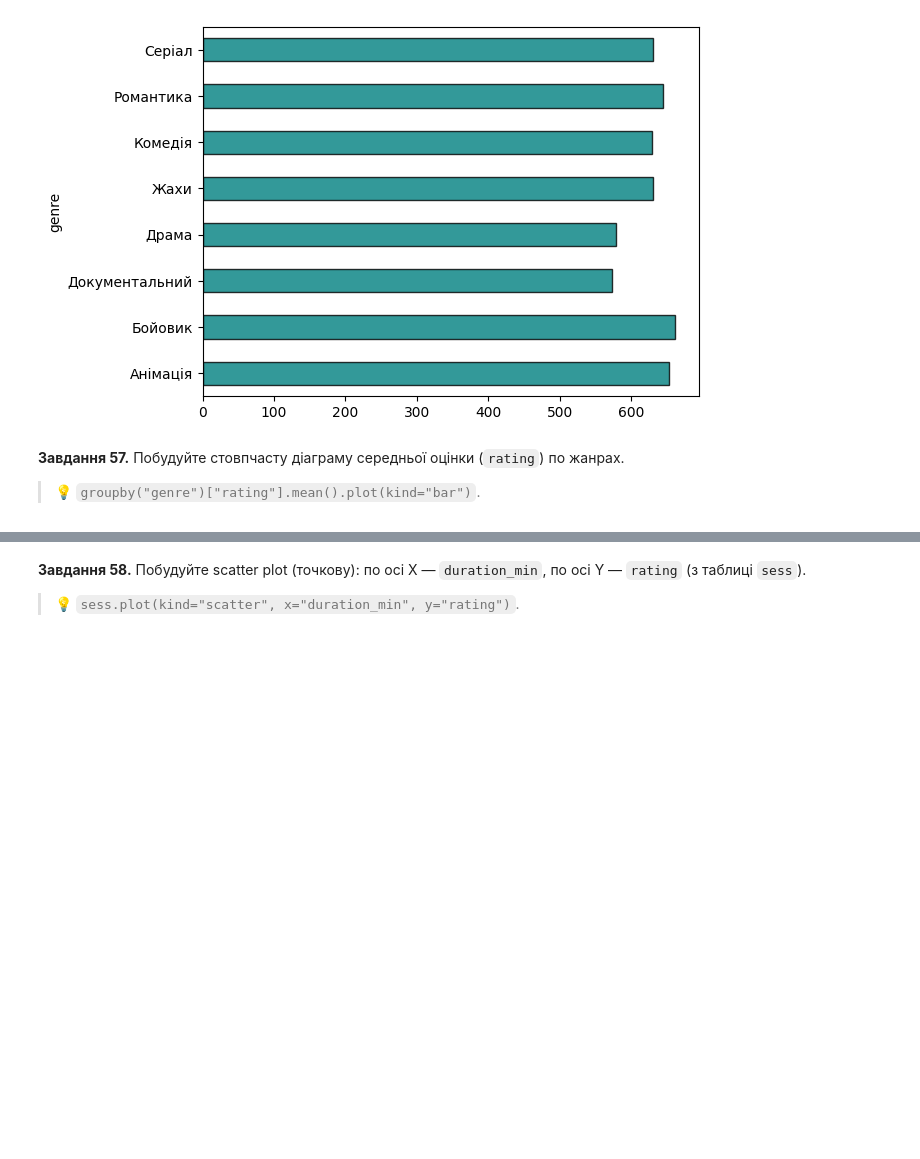
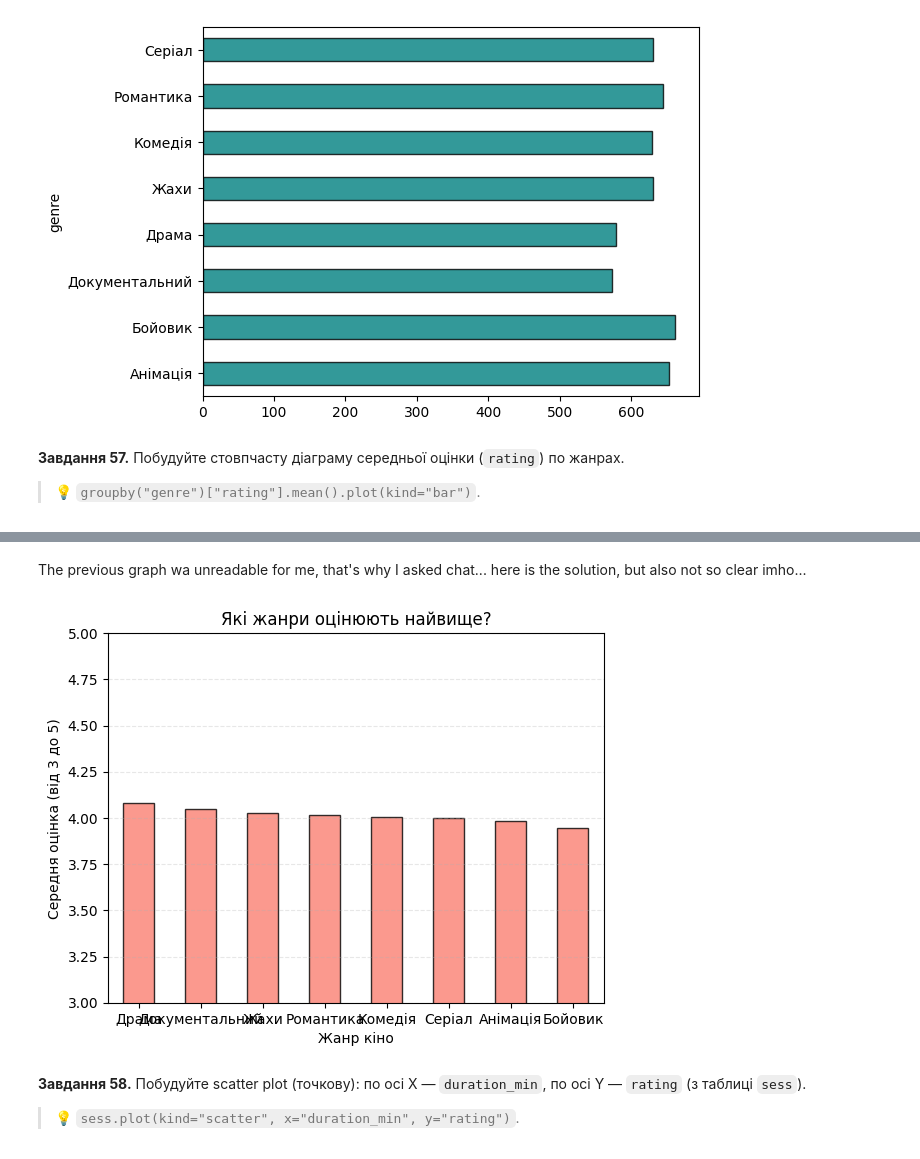
Before and after one commit to NatalieAleksandrova2026/DTA_2026, a Jupyter notebook: Homework/pandas_viz_practice.ipynb, the cells around one changed output, grey strips where cells are left out. Drawn from its saved outputs; the diff is of its cells as text; code cells hidden in the pictures; blank space fills up the shorter version.

```diff
--- a/Homework/pandas_viz_practice.ipynb
+++ b/Homework/pandas_viz_practice.ipynb
@@ -1094,3 +1099,16 @@ plt.show()
+# %% [markdown]
+The previous graph wa unreadable for me, that's why I asked chat... here is the solution, but also not so clear imho...
+# %%
+genre_rating = sess.groupby("genre")["rating"].mean().sort_values(ascending=False)
+genre_rating.plot(kind="bar", color="salmon", edgecolor="black", alpha=0.8)
+plt.ylim(3, 5)
+plt.xticks(rotation=0)
+plt.title("Які жанри оцінюють найвище?")
+plt.ylabel("Середня оцінка (від 3 до 5)")
+plt.xlabel("Жанр кіно")
+plt.grid(axis='y', linestyle='--', alpha=0.3)
+# %% [output]
+[figure, added]
 # %% [markdown]
 **Завдання 58.** Побудуйте scatter plot (точкову): по осі X — `duration_min`, по осі Y — `rating` (з таблиці `sess`).
 
```
Also changed, not shown: parts of 6 cells of this notebook.
